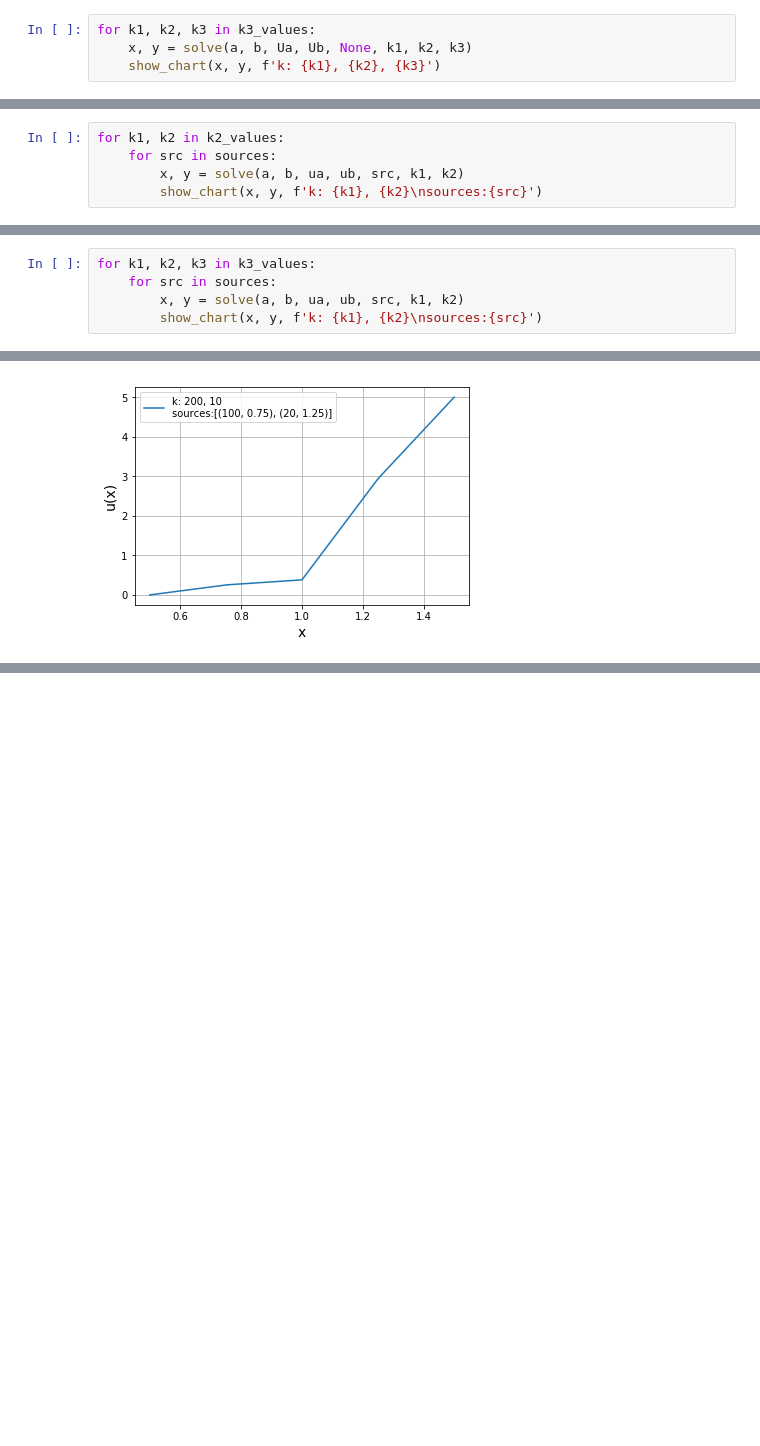
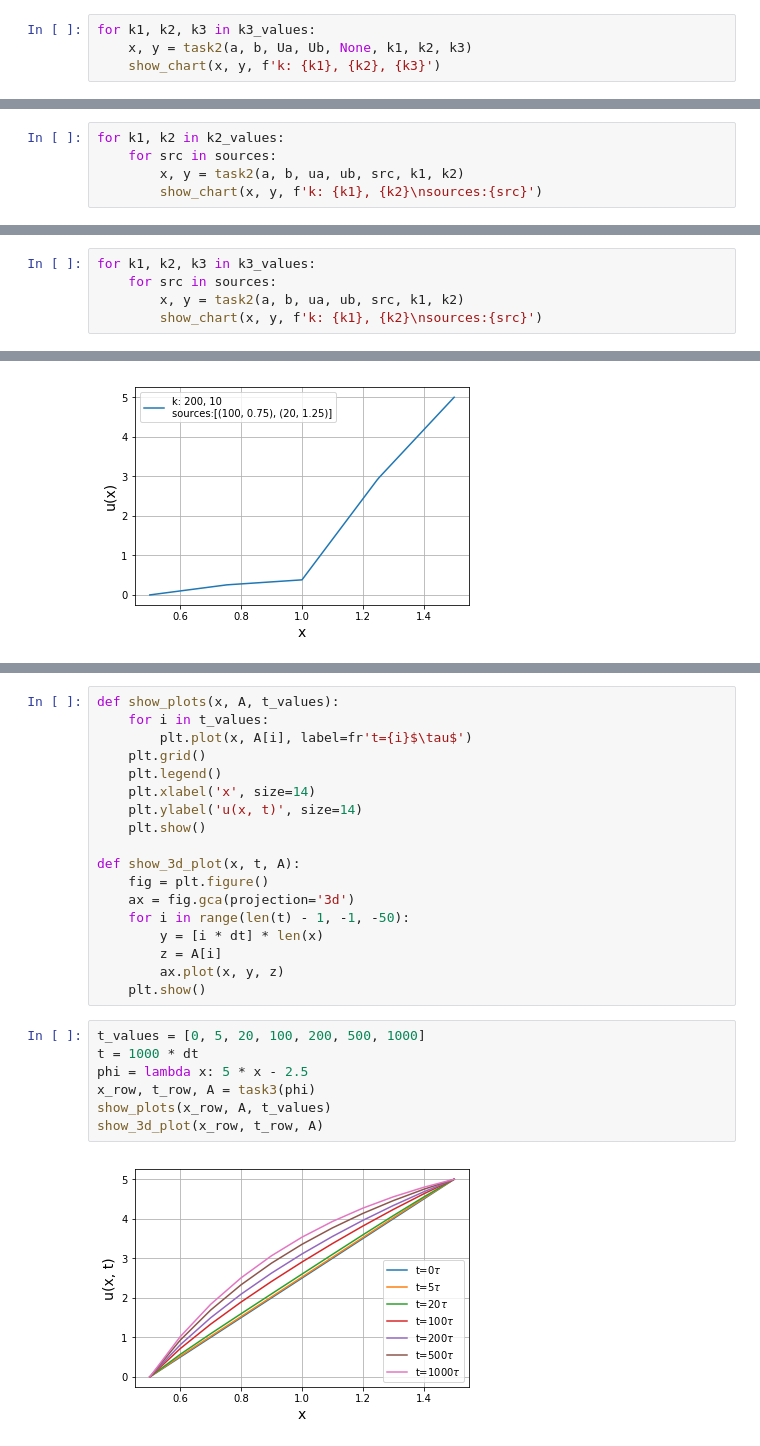
Before and after one commit to edadasko/numerical_analysis, a Jupyter notebook: lab_3_heat_equation.ipynb, the cells around one changed output, grey strips where cells are left out. Cells and saved outputs as stored; diff of their text form; blank space fills up the shorter version.

Commit message:
add 2 and 3 tasks

```diff
--- a/lab_3_heat_equation.ipynb
+++ b/lab_3_heat_equation.ipynb
@@ -152,7 +154,7 @@ for k1, k2 in k2_values:
 [figure]
 # %%
 for k1, k2, k3 in k3_values:
-    x, y = solve(a, b, Ua, Ub, None, k1, k2, k3)
+    x, y = task2(a, b, Ua, Ub, None, k1, k2, k3)
     show_chart(x, y, f'k: {k1}, {k2}, {k3}')
 # %% [output]
 [figure]
@@ -168,7 +170,7 @@ sources = [
 # %%
 for k1, k2 in k2_values:
     for src in sources:
-        x, y = solve(a, b, ua, ub, src, k1, k2)
+        x, y = task2(a, b, ua, ub, src, k1, k2)
         show_chart(x, y, f'k: {k1}, {k2}\nsources:{src}')
 # %% [output]
 [figure]
@@ -180,7 +182,7 @@ for k1, k2 in k2_values:
 # %%
 for k1, k2, k3 in k3_values:
     for src in sources:
-        x, y = solve(a, b, ua, ub, src, k1, k2)
+        x, y = task2(a, b, ua, ub, src, k1, k2)
         show_chart(x, y, f'k: {k1}, {k2}\nsources:{src}')
 # %% [output]
 [figure]
@@ -197,0 +259,27 @@ for k1, k2, k3 in k3_values:
+# %%
+def show_plots(x, A, t_values):
+    for i in t_values:
+        plt.plot(x, A[i], label=fr't={i}$\tau$')
+    plt.grid()
+    plt.legend()
+    plt.xlabel('x', size=14)
+    plt.ylabel('u(x, t)', size=14)
+    plt.show()
+
+def show_3d_plot(x, t, A):
+    fig = plt.figure()
+    ax = fig.gca(projection='3d')
+    for i in range(len(t) - 1, -1, -50):
+        y = [i * dt] * len(x)
+        z = A[i]
+        ax.plot(x, y, z)
+    plt.show()
+# %%
+t_values = [0, 5, 20, 100, 200, 500, 1000]
+t = 1000 * dt
+phi = lambda x: 5 * x - 2.5
+x_row, t_row, A = task3(phi)
+show_plots(x_row, A, t_values)
+show_3d_plot(x_row, t_row, A)
+# %% [output]
+[figure, added]
```
Also changed, not shown: parts of 11 cells of this notebook.
